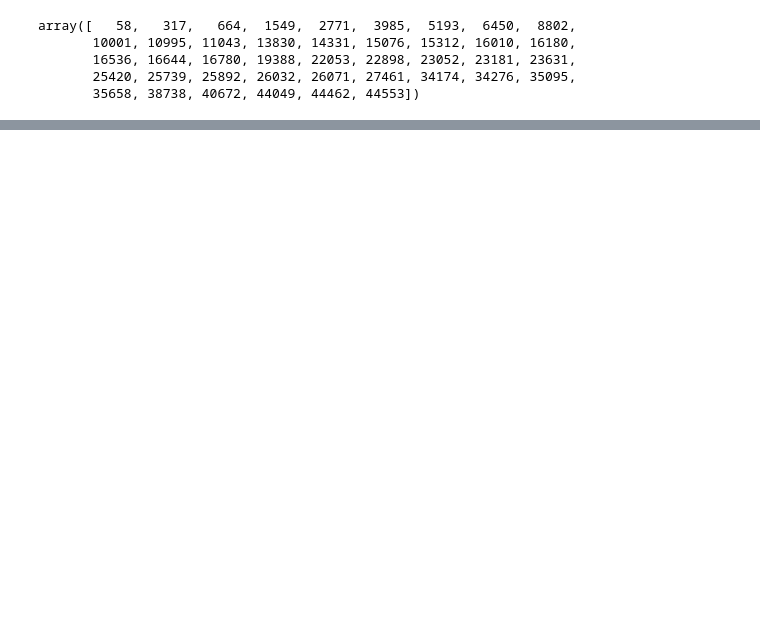
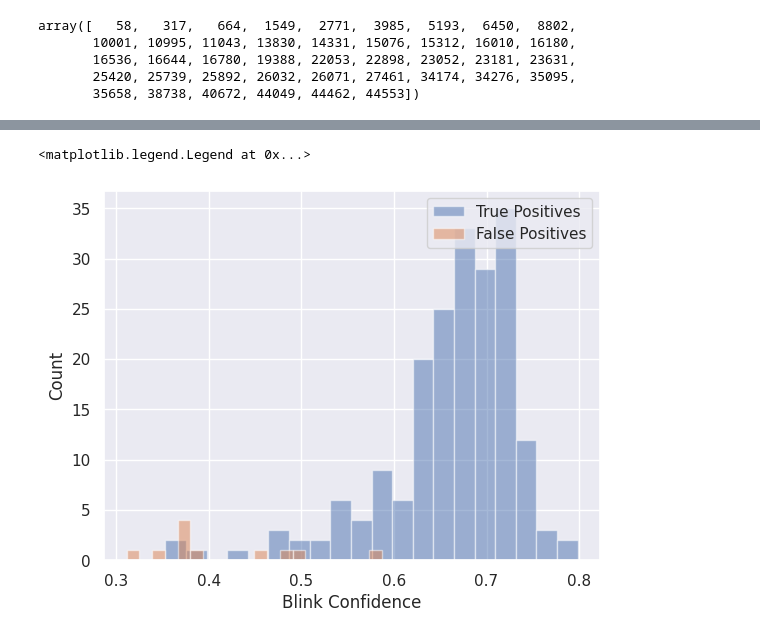
Before and after one commit to tpfffr/neon_blink_detection, a Jupyter notebook: notebooks/detect_blinks.ipynb, the cells around one changed output, grey strips where cells are left out. Saved outputs shown, nothing was run; the diff lists cells and outputs as text; code cells hidden in the pictures; blank space fills up the shorter version.

```diff
--- a/notebooks/detect_blinks.ipynb
+++ b/notebooks/detect_blinks.ipynb
@@ -595,0 +692,17 @@ plt.ylim(0, 1.13)
+# %%
+confidence_blink_fp = []
+confidence_blink = []
+
+for i in range(len(true_positives)):
+
+    start_idx = true_positives[i][1][0]
+    end_idx = true_positives[i][1][1]
+    confidence_blink_tmp, confidence_onset_tmp, confidence_offset_tmp = get_confidence(start_idx, end_idx, smoothed_proba)
+    confidence_blink.append(confidence_blink_tmp)
+
+for i in range(len(false_positives)):
+
+    start_idx = false_positives[i][1][0]
+    end_idx = false_positives[i][1][1]
+    confidence_blink_tmp, confidence_onset_tmp, confidence_offset_tmp = get_confidence(start_idx, end_idx, smoothed_proba)
+    confidence_blink_fp.append(confidence_blink_tmp)
@@ -595,0 +729,11 @@ plt.ylim(0, 1.13)
+# %%
+# same as above, but normalize the two histograms to the same area
+fig, ax = plt.subplots(1, 1)
+ax.hist(confidence_blink, bins=20, alpha=0.5, label="True Positives", density=False)
+ax.hist(confidence_blink_fp, bins=20, alpha=0.5, label="False Positives", density=False)
+ax.set_xlabel("Blink Confidence")
+ax.set_ylabel("Count")
+ax.legend(loc="upper right")
+# %% [output]
+<matplotlib.legend.Legend at 0x...>
+[figure, added]
```
Also changed, not shown: parts of 49 cells of this notebook, 8 other files.
